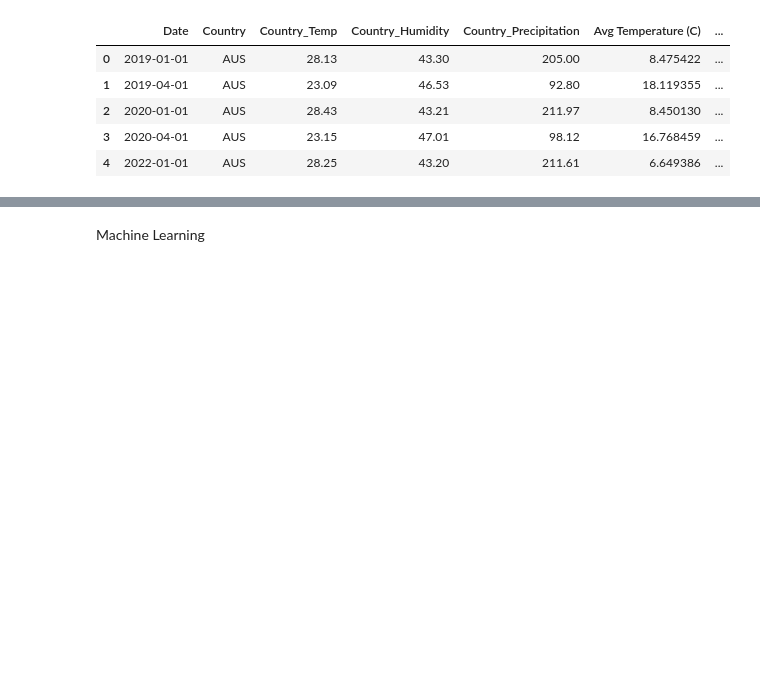
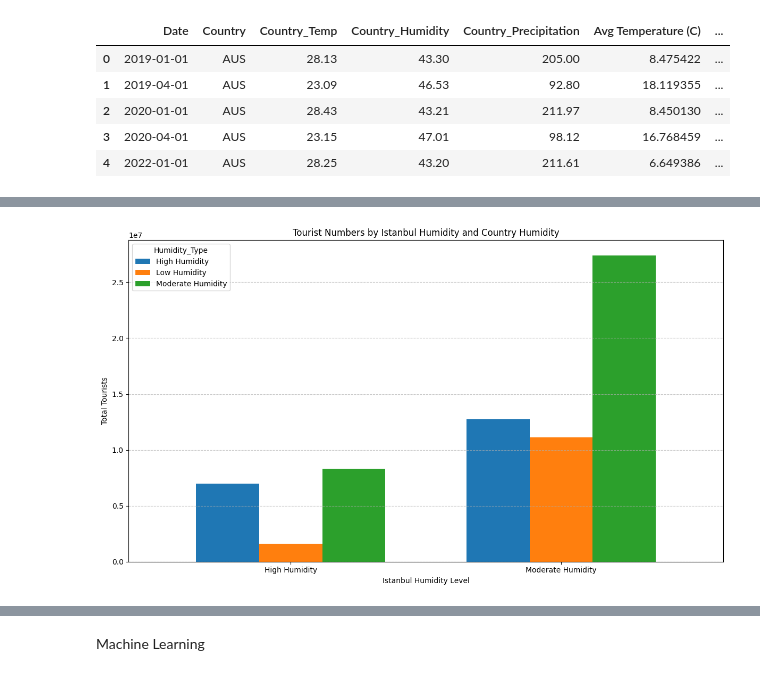
Before and after one commit to BoraComert/Bora-DSA210-Project, a Jupyter notebook: codes.ipynb, the cells around one changed output, grey strips where cells are left out. Cells and saved outputs as stored; diff of their text form; code cells hidden in the pictures; blank space fills up the shorter version.

```diff
--- a/codes.ipynb
+++ b/codes.ipynb
@@ -23,0 +474,79 @@ df.head()
+# %%
+import pandas as pd
+from scipy.stats import chi2_contingency
+import matplotlib.pyplot as plt
+from scipy.stats import chi2
+
+# Read your data
+df = pd.read_csv("/Users/boracomert/Desktop/Bora-DSA210-Project-1/filtered_merged_output.csv")
+
+# Group function
+def group_by_weather(df):
+    df['Date'] = pd.to_datetime(df['Date'])
+
+    # Classify country temperature
+    def classify_country(temp):
+        if temp > 20:
+            return 'Warm'
+        elif temp > 10:
+            return 'Moderate'
+        else:
+            return 'Cold'
+    df['Country_Type'] = df['Country_Temp'].apply(classify_country)
+
+    # Classify country humidity
+    def classify_country_humidity(humidity):
+        if humidity < 40:
+            return 'Low Humidity'
+        elif humidity <= 70:
+            return 'Moderate Humidity'
+        else:
+            return 'High Humidity'
+    df['Humidity_Type'] = df['Country_Humidity'].apply(classify_country_humidity)
+
+    # Classify country precipitation
+    def classify_country_precip(precip):
+        if precip < 500:
+            return 'Low Precipitation'
+        elif precip <= 1000:
+            return 'Moderate Precipitation'
+        else:
+            return 'High Precipitation'
+    df['Precipitation_Type'] = df['Country_Precipitation'].apply(classify_country_precip)
+
+    # Classify Istanbul humidity
+    def classify_istanbul_humidity(humidity):
+        if humidity < 40:
+            return 'Low Humidity'
+        elif humidity <= 70:
+            return 'Moderate Humidity'
+        else:
+            return 'High Humidity'
+    df['Istanbul_Humidity_Type'] = df['Avg Humidity (%)'].apply(classify_istanbul_humidity)
+
+    return df
+
+df = group_by_weather(df)
+
+# Group by Istanbul  and Country Humidity
+humidity_group = df.groupby(['Istanbul_Humidity_Type', 'Humidity_Type'])['Visitors'].sum().reset_index()
+humidity_pivot = humidity_group.pivot(index='Istanbul_Humidity_Type', columns='Humidity_Type', values='Visitors').fillna(0)
+
+# Run Chi Square tests
+alpha = 0.05
+chi2_critical = chi2.ppf(1 - alpha, dof_hum)
+chi2_hum, p_hum, dof_hum, _ = chi2_contingency(humidity_pivot)
+print("Chi Square Test between Humidity of Istanbul and Humidity of Countries :")
+print(f"Chi^2: {chi2_hum:.3f} | p-value: {p_hum:.5f} | dof: {dof_hum}")
+print("Critical Chi^2 Value:", chi2_critical)
+
+#Plot humidity / Tourist Number
+humidity_pivot.plot(kind='bar', figsize=(12,7), width=0.7)
+plt.title('Tourist Numbers by Istanbul Humidity and Country Humidity')
+plt.ylabel('Total Tourists')
+plt.xlabel('Istanbul Humidity Level')
+plt.xticks(rotation=0)
+plt.grid(axis='y', linestyle='--', alpha=0.7)
+plt.tight_layout()
+plt.show()
+# %% [output]
@@ -23,0 +556 @@ df.head()
+[figure, added]
```
Also changed, not shown: parts of 47 cells of this notebook, 1 other file.
